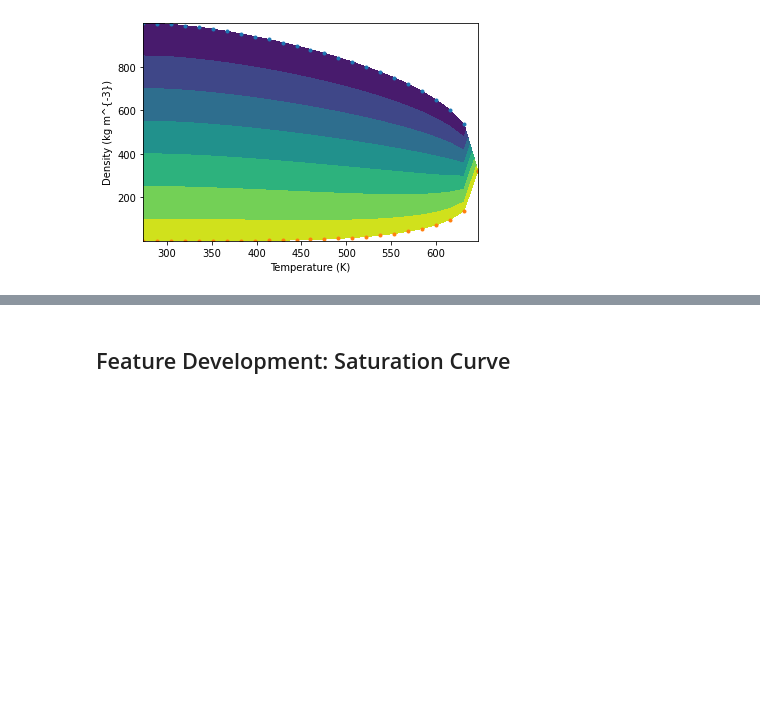
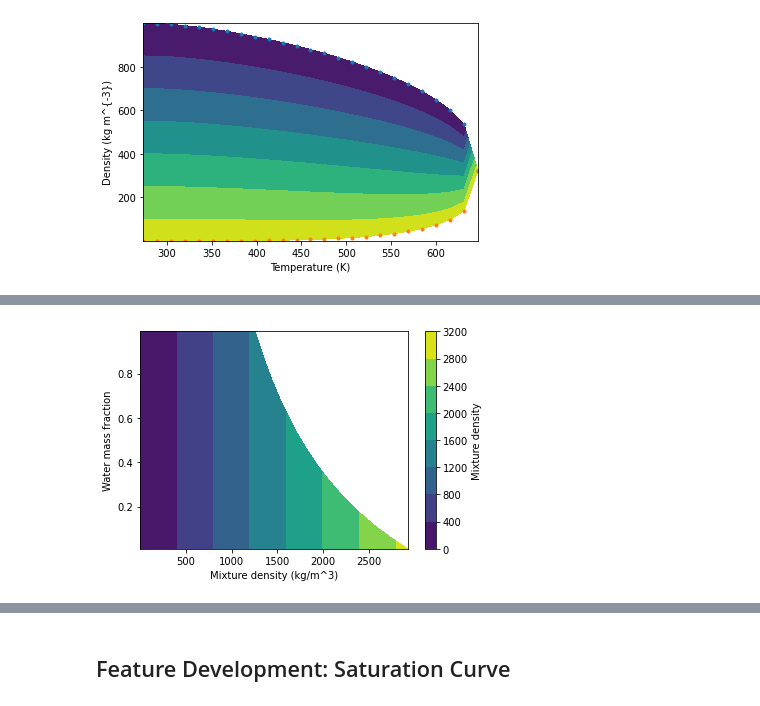
Before and after one commit to fredriclam/iapws95_light, a Jupyter notebook: water_tester.ipynb, the cells around one changed output, grey strips where cells are left out. Drawn from its saved outputs; the diff is of its cells as text; code cells hidden in the pictures; blank space fills up the shorter version.

```diff
--- a/water_tester.ipynb
+++ b/water_tester.ipynb
@@ -149,0 +292,34 @@ Text(0, 0.5, 'Density (kg/m^3)')
+# %%
+''' Test at fixed temperature '''
+T = 1000
+
+# Estimate maximum water density
+p_max = 1e9
+rhow_max = float(iapws95_light.rho_pt(p_max, 273))
+rhom_max = (1 + (p_max - p_m0) / K) * rho_m0
+# Set minimum pressure (Pa)
+p_min = 100
+rhow_min = p_min / (Rw * T)
+rhom_min = (1 + (0.0 - p_m0) / K) * rho_m0
+
+# Define feasible range
+range_rho_mix_coords = np.linspace(0, 1, 23)
+range_yw = np.linspace(0.01, 0.99, 33)
+mg_rho_mix, mg_yw = np.meshgrid(range_rho_mix_coords , range_yw)
+mg_out_d = np.zeros_like(mg_rho_mix)
+mg_out_steps = np.zeros_like(mg_rho_mix)
+
+for i, j in np.ndindex(mg_rho_mix.shape):
+  yw = range_yw[i]
+  ym = 1.0 - yw
+  rho_mix_min = 1.0/(yw / rhow_min +  ym / rhom_min)
+  mg_rho_mix[i,j] = rho_mix_min + range_rho_mix_coords[j] * (
+    1/(yw / rhow_max +  ym / rhom_max) - rho_mix_min)
+# %%
+# Show range
+ax = plt.contourf(mg_rho_mix, mg_yw, mg_rho_mix)
+yl = plt.ylabel("Water mass fraction")
+xl = plt.xlabel("Mixture density (kg/m^3)")
+cb = plt.colorbar(label="Mixture density")
+# %% [output]
+[figure, added]
```
Also changed, not shown: parts of 13 cells of this notebook, 1 other file.
